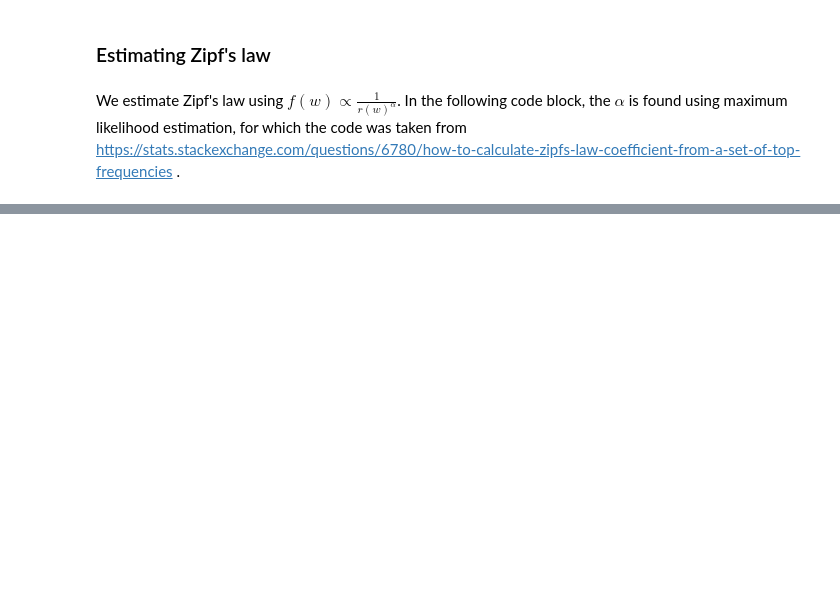
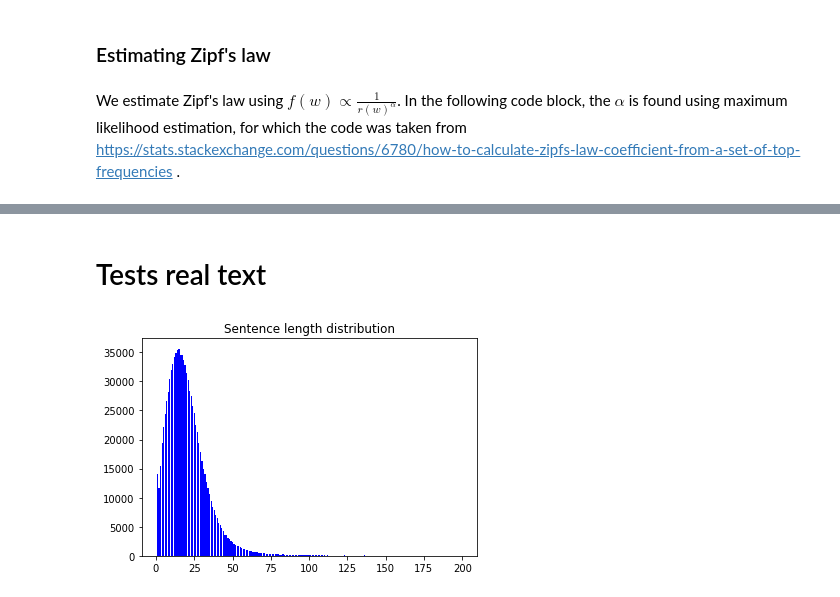
Before and after one commit to remvanthull/Thesis, a Jupyter notebook: LargeLanguageModels.ipynb, the cells around one changed output, grey strips where cells are left out. Cells and saved outputs as stored; diff of their text form; code cells hidden in the pictures; blank space fills up the shorter version.

```diff
--- a/LargeLanguageModels.ipynb
+++ b/LargeLanguageModels.ipynb
@@ -32,8 +39,0 @@ freqs = split[10:]
-# %%
-# Join rank sentences together
-for i, j in enumerate(ranks):
-    ranks[i] = [item for sublist in j for item in sublist]
-
-# Join frequency sentences together
-for i, j in enumerate(freqs):
-    freqs[i] = [item for sublist in j for item in sublist]
@@ -276,0 +611,10 @@ plt.show()
+# %% [markdown]
+# Tests real text
+# %%
+rank_sents, freq_sents, sen_len = subsampling(real_pos_1)
+# %%
+plt.bar(list(sen_len.keys()), sen_len.values(), color='b')
+plt.title("Sentence length distribution")
+plt.show()
+# %% [output]
+[figure, added]
```
Also changed, not shown: parts of 97 cells of this notebook.
